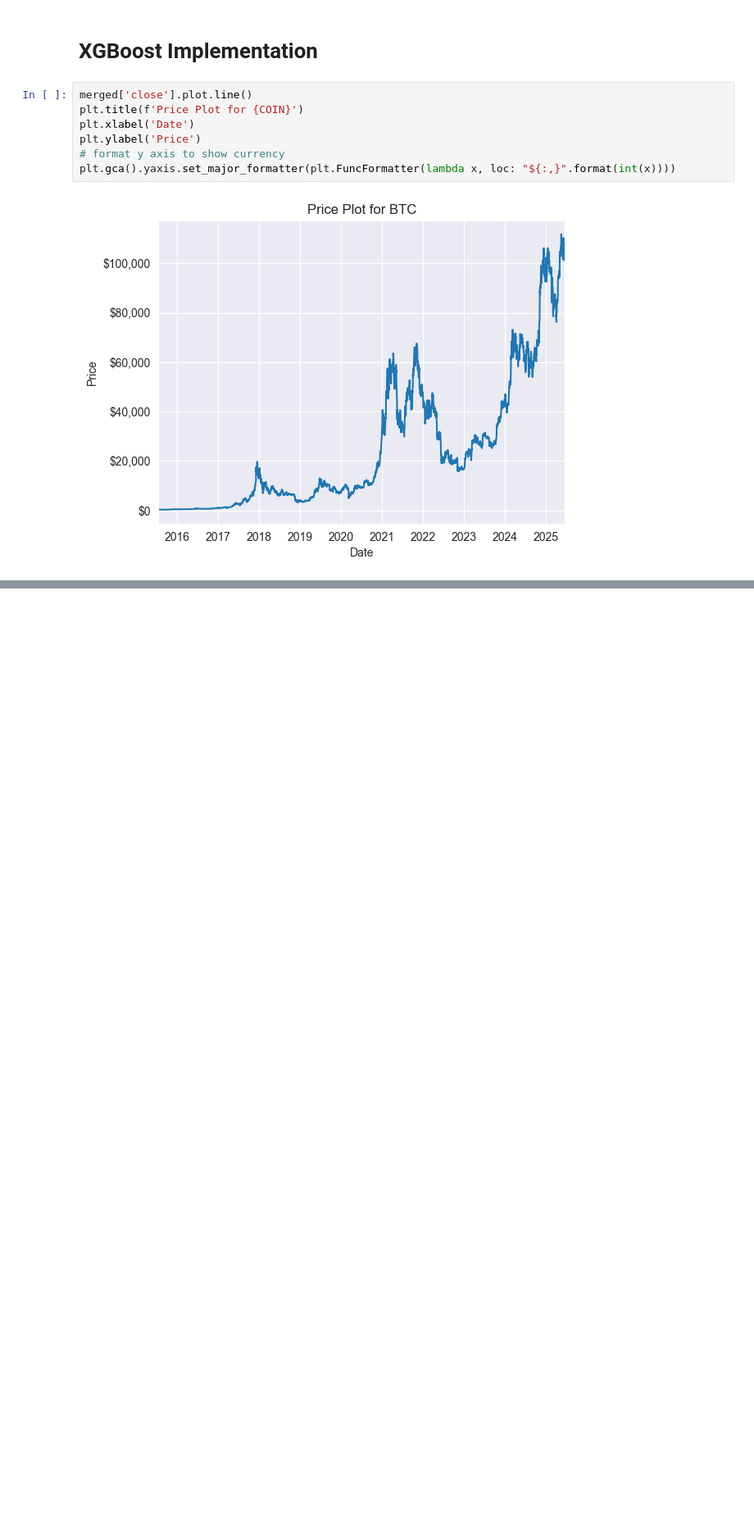
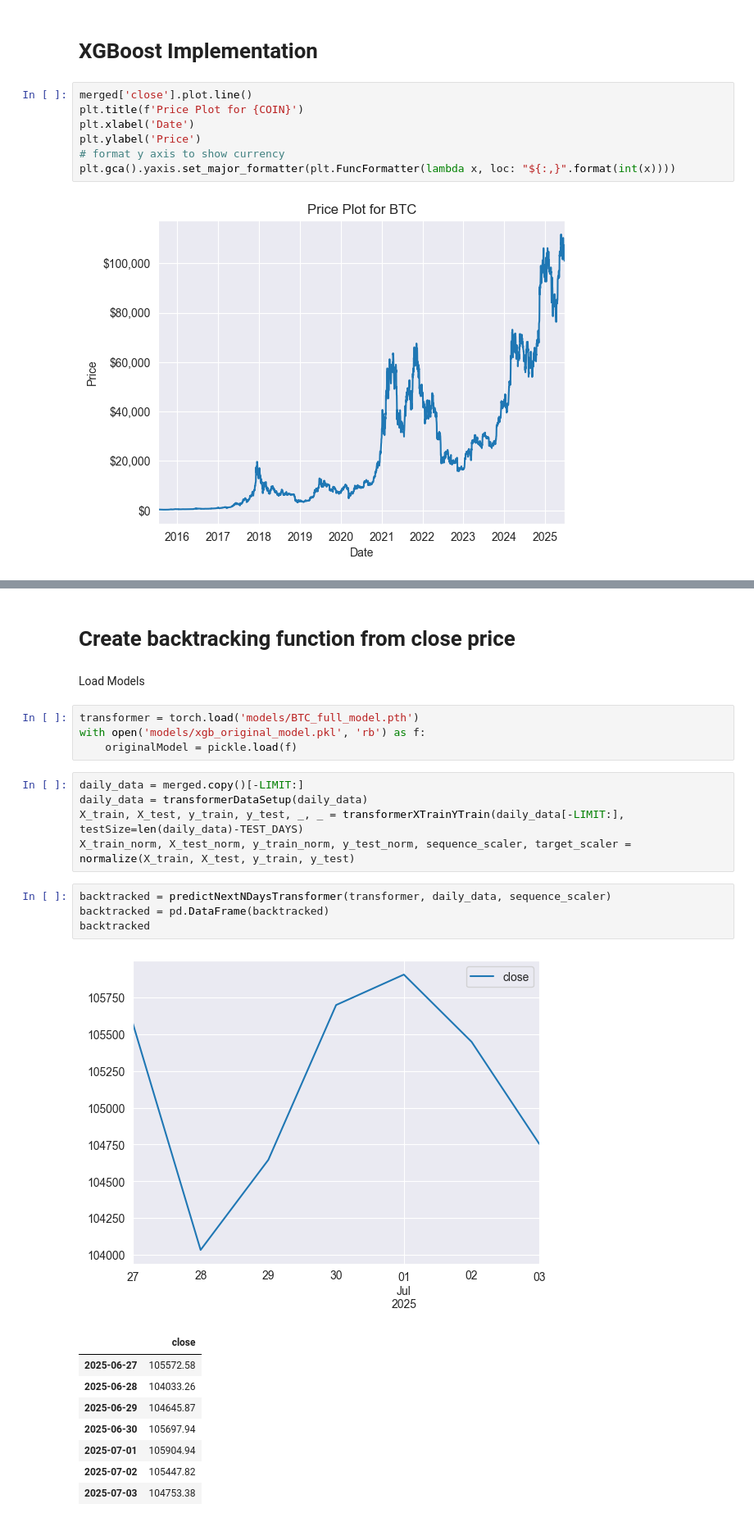
Before and after one commit to kingsuching/cryptoTrading, a Jupyter notebook: sucheenXGBoost.ipynb, the cells around one changed output, grey strips where cells are left out. Shown: that part at 82% size. Drawn from its saved outputs; the diff is of its cells as text; blank space fills up the shorter version.

Commit message:
starting backtracking and bug fixes

```diff
--- a/sucheenXGBoost.ipynb
+++ b/sucheenXGBoost.ipynb
@@ -159,0 +151,27 @@ best_model.save('models/xgb_best_model.pkl')
+# %% [markdown]
+# Create backtracking function from close price
+# %% [markdown]
+Load Models
+# %%
+transformer = torch.load('models/BTC_full_model.pth')
+with open('models/xgb_original_model.pkl', 'rb') as f:
+    originalModel = pickle.load(f)
+# %%
+daily_data = merged.copy()[-LIMIT:]
+daily_data = transformerDataSetup(daily_data)
+X_train, X_test, y_train, y_test, _, _ = transformerXTrainYTrain(daily_data[-LIMIT:], testSize=len(daily_data)-TEST_DAYS)
+X_train_norm, X_test_norm, y_train_norm, y_test_norm, sequence_scaler, target_scaler = normalize(X_train, X_test, y_train, y_test)
+# %%
+backtracked = predictNextNDaysTransformer(transformer, daily_data, sequence_scaler)
+backtracked = pd.DataFrame(backtracked)
+backtracked
+# %% [output]
+[figure, added]
+|  | close |
+| 2025-06-27 | 105572.58 |
+| 2025-06-28 | 104033.26 |
+| 2025-06-29 | 104645.87 |
+| 2025-06-30 | 105697.94 |
+| 2025-07-01 | 105904.94 |
+| 2025-07-02 | 105447.82 |
+| 2025-07-03 | 104753.38 |
```
Also changed, not shown: parts of 14 cells of this notebook, 11 other files.
